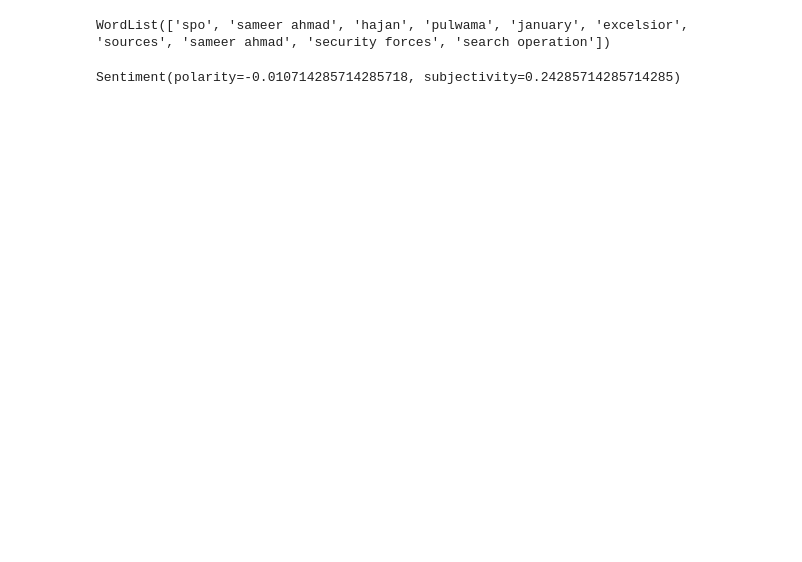
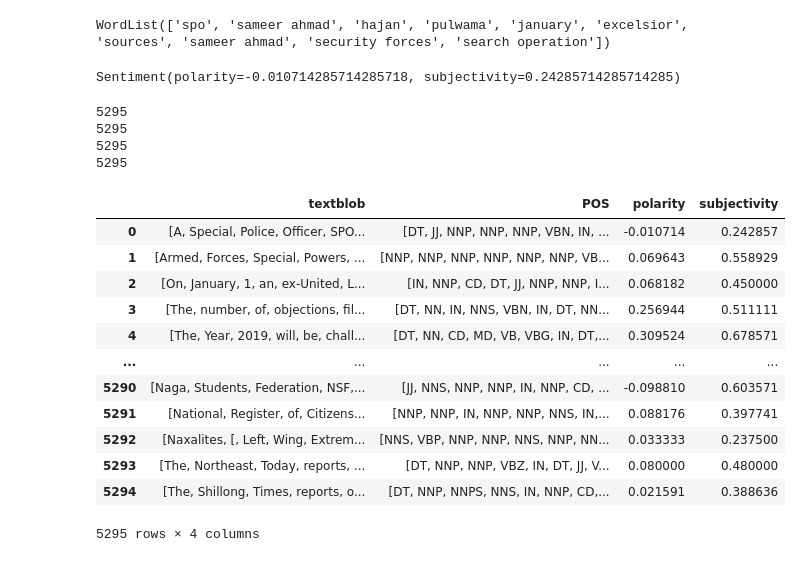
Before and after one commit to jonathanold/conflict-india, a Jupyter notebook: code/SATP code/satp_analysis.ipynb, the cells around one changed output. Cells and saved outputs as stored; diff of their text form; code cells hidden in the pictures; blank space fills up the shorter version.

```diff
--- a/code/SATP code/satp_analysis.ipynb
+++ b/code/SATP code/satp_analysis.ipynb
@@ -106,3 +109,48 @@ WordList(['spo', 'sameer ahmad', 'hajan', 'pulwama', 'january', 'excelsior', 'so
 blobs[0].sentiment
 # %% [output]
 Sentiment(polarity=-0.010714285714285718, subjectivity=0.24285714285714285)
+# %%
+
+polarity = []
+POS = []
+subjectivity = []
+b = []
+for x in range(len(blobs)):
+    polarity.append(blobs[x].sentiment[0])
+    subjectivity.append(blobs[x].sentiment[1])
+    POS.append(np.array(blobs[x].tags)[:,1])
+    b.append(np.array(blobs[x].tags)[:,0])
+
+
+print(len(polarity))
+print(len(subjectivity))
+print(len(POS))
+print(len(b))
+# %% [output]
+5295
+5295
+5295
+5295
+# %%
+blobdf = pd.DataFrame({
+    'textblob': b,
+    'POS': POS,
+    'polarity': polarity,
+    'subjectivity': subjectivity
+})
+
+blobdf
+# %% [output]
+|  | textblob | POS | polarity | subjectivity |
+| 0 | [A, Special, Police, Officer, SPO... | [DT, JJ, NNP, NNP, NNP, VBN, IN, ... | -0.010714 | 0.242857 |
+| 1 | [Armed, Forces, Special, Powers, ... | [NNP, NNP, NNP, NNP, NNP, NNP, VB... | 0.069643 | 0.558929 |
+| 2 | [On, January, 1, an, ex-United, L... | [IN, NNP, CD, DT, JJ, NNP, NNP, I... | 0.068182 | 0.450000 |
+| 3 | [The, number, of, objections, fil... | [DT, NN, IN, NNS, VBN, IN, DT, NN... | 0.256944 | 0.511111 |
+| 4 | [The, Year, 2019, will, be, chall... | [DT, NN, CD, MD, VB, VBG, IN, DT,... | 0.309524 | 0.678571 |
+| ... | ... | ... | ... | ... |
+| 5290 | [Naga, Students, Federation, NSF,... | [JJ, NNS, NNP, NNP, IN, NNP, CD, ... | -0.098810 | 0.603571 |
+| 5291 | [National, Register, of, Citizens... | [NNP, NNP, IN, NNP, NNP, NNS, IN,... | 0.088176 | 0.397741 |
+| 5292 | [Naxalites, [, Left, Wing, Extrem... | [NNS, VBP, NNP, NNP, NNS, NNP, NN... | 0.033333 | 0.237500 |
+| 5293 | [The, Northeast, Today, reports, ... | [DT, NNP, NNP, VBZ, IN, DT, JJ, V... | 0.080000 | 0.480000 |
+| 5294 | [The, Shillong, Times, reports, o... | [DT, NNP, NNPS, NNS, IN, NNP, CD,... | 0.021591 | 0.388636 |
+5295 rows × 4 columns
```
Also changed, not shown: parts of 6 cells of this notebook, 1 other file.
